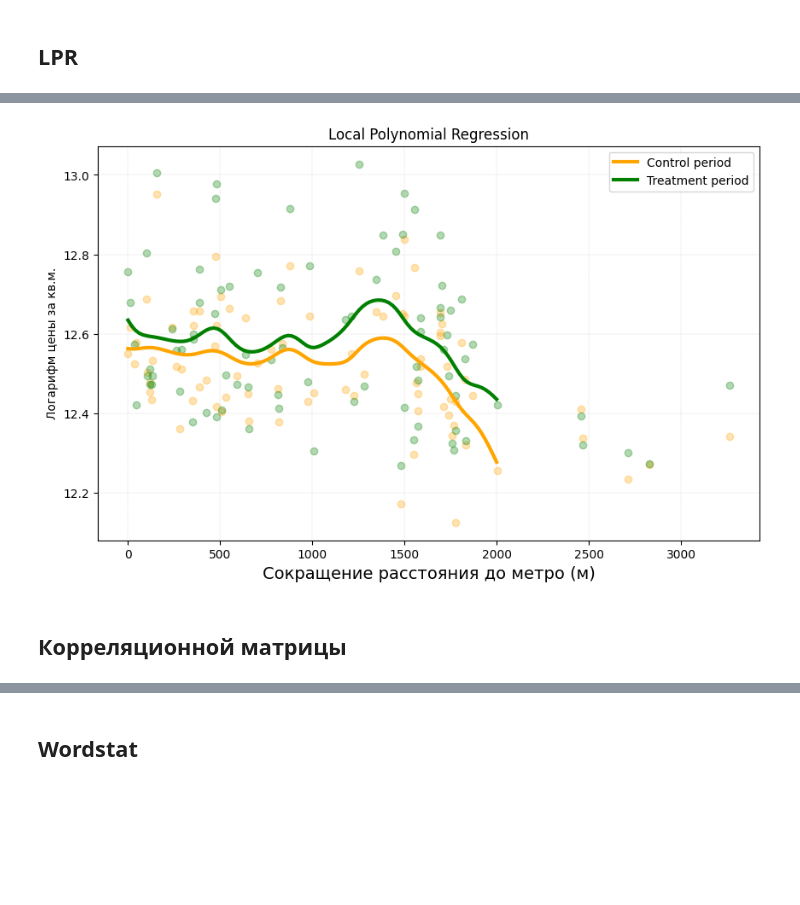
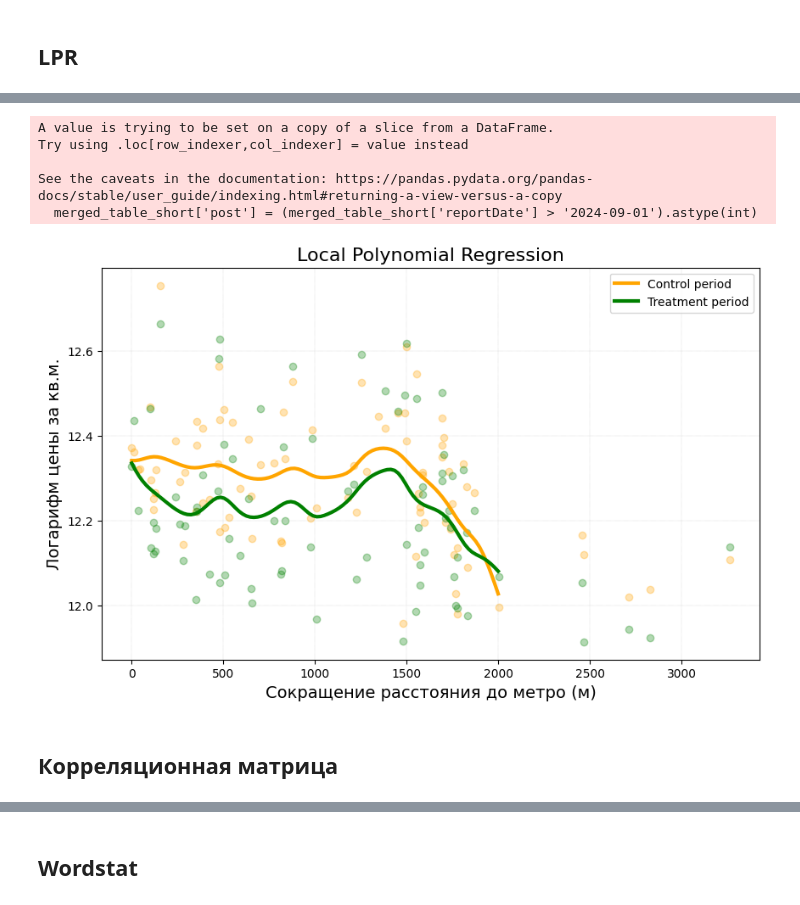
Before and after one commit to andrewch28/Cian, a Jupyter notebook: cian.ipynb, the cells around one changed output, grey strips where cells are left out. Drawn from its saved outputs; the diff is of its cells as text; code cells hidden in the pictures; blank space fills up the shorter version.

```diff
--- a/cian.ipynb
+++ b/cian.ipynb
@@ -24,0 +27,2 @@ merged_table
+# %%
+merged_table_no_2025 = merged_table[merged_table["reportDate"] < "2025-01-01"]
@@ -25,5 +49,7 @@ merged_table
 # %% [markdown]
 ## LPR
 # %%
-merged_table_short = pd.read_csv("merged_table.csv")
-merged_table_short = merged_table_short[merged_table_short["reportDate"] > "2021-04-01"]
+merged_table_short = merged_table_no_2025 #pd.read_csv("merged_table.csv")
+merged_table_short = merged_table_short[merged_table_short["reportDate"] > "2021-06-01"]
+merged_table_short["cpi_value"] = merged_table_short["value"] / merged_table_short["cum_goods_cpi"]
+merged_table_short["cpi_log_value"] = np.log(merged_table_short["cpi_value"])
@@ -30,42 +67,48 @@ merged_table_short = merged_table_short[merged_table_short["reportDate"] > "2021
 # %%
-merged_table['post'] = (merged_table['reportDate'] > '2024-09-01').astype(int)
-lpr_data = merged_table.groupby(["post", "Сокращение расстояния"])["value"].median().reset_index()
-lpr_data["log_value"] = np.log(lpr_data["value"])
+merged_table_short['post'] = (merged_table_short['reportDate'] > '2024-09-01').astype(int)
+lpr_data = merged_table_short.groupby(["post", "Сокращение расстояния"])["cpi_log_value"].mean().reset_index()
+#lpr_data["log_value"] = np.log(lpr_data["cpi_value"])
+# %% [output]
+A value is trying to be set on a copy of a slice from a DataFrame.
+Try using .loc[row_indexer,col_indexer] = value instead
+
+See the caveats in the documentation: https://pandas.pydata.org/pandas-docs/stable/user_guide/indexing.html#returning-a-view-versus-a-copy
+  merged_table_short['post'] = (merged_table_short['reportDate'] > '2024-09-01').astype(int)
 # %%
 lpr_before = lpr_data[lpr_data["post"] == 0]
 lpr_after = lpr_data[lpr_data["post"] == 1]
 
 def local_poly_regression(lpr_data, color, label):
     kr = KernelReg(
-        endog=lpr_data["log_value"],
+        endog=lpr_data["cpi_log_value"],
         exog=lpr_data["Сокращение расстояния"],
         var_type='c',
         reg_type='ll',
         bw=[100]
     )
 
     distance_range = np.linspace(0, 2000, 100)
     predicted_log_price, _ = kr.fit(distance_range)
 
-    plt.scatter(lpr_data["Сокращение расстояния"], lpr_data["log_value"], alpha=0.3, color=color, marker="o")
+    plt.scatter(lpr_data["Сокращение расстояния"], lpr_data["cpi_log_value"], alpha=0.3, color=color, marker="o")
     plt.plot(distance_range, predicted_log_price, color=color, label=label, linewidth=3)
 
 plt.figure(figsize=(10, 6))
 
 local_poly_regression(lpr_before, color="orange", label="Control period")
 local_poly_regression(lpr_after, color="green", label="Treatment period")
 
 plt.xlabel("Сокращение расстояния до метро (м)", fontsize=14)
-plt.ylabel("Логарифм цены за кв.м.")
-plt.title("Local Polynomial Regression")
+plt.ylabel("Логарифм цены за кв.м.", fontsize=14)
+plt.title("Local Polynomial Regression", fontsize=16)
 plt.legend()
 plt.grid(True, linestyle=":", linewidth=0.3)
-
+plt.savefig("LPR", dpi=300)
 plt.show()
 # %% [output]
-[figure, old version]
+[figure, new version]
-# %% [markdown]
-## Корреляционной матрицы
+# %% [markdown]
+## Корреляционная матрица
 # %%
 merged_table.head()
 # %% [output]
```
Also changed, not shown: parts of 23 cells of this notebook, 5 other files.
